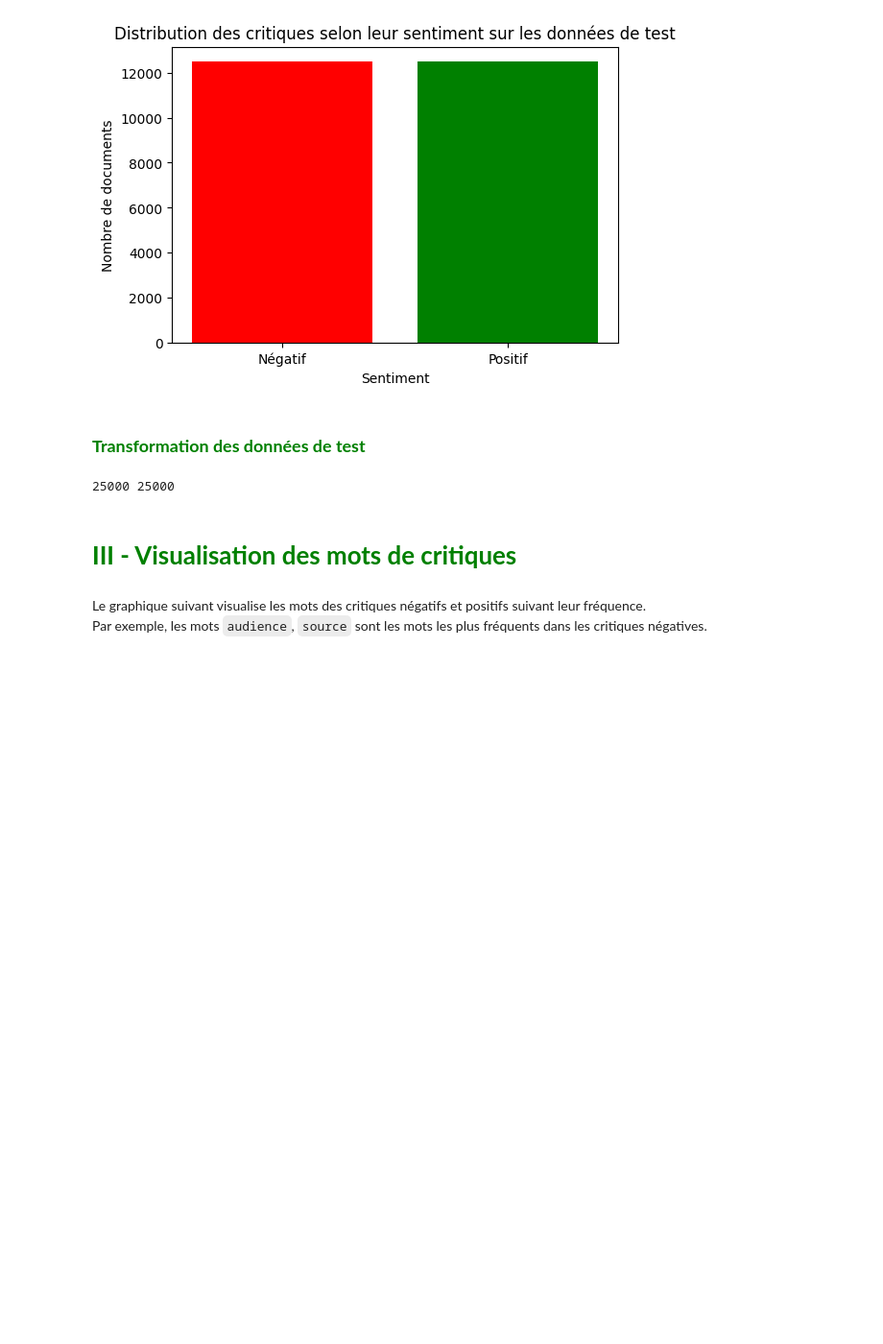
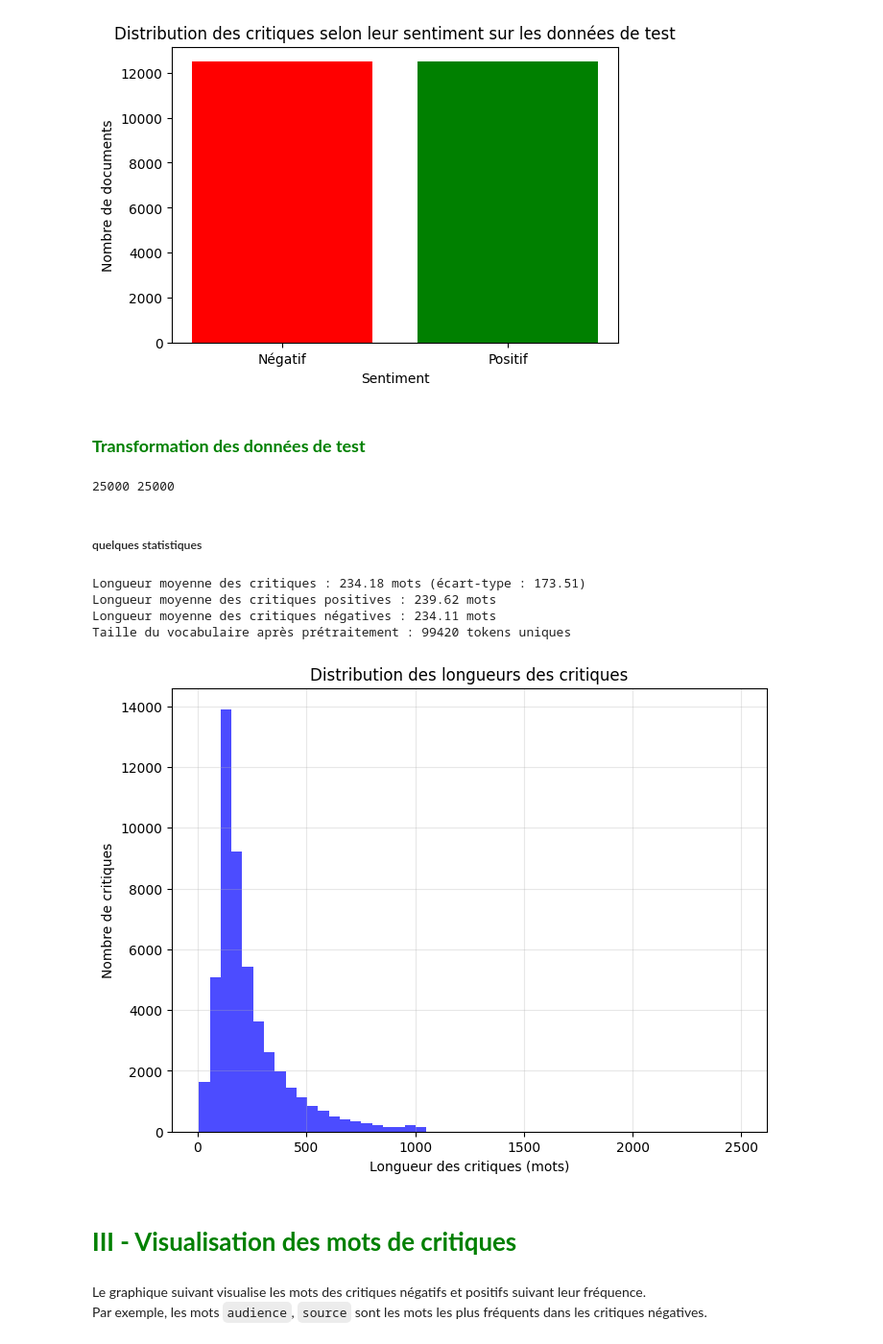
Before and after one commit to Marimar4/NLP-Mini-Project, a Jupyter notebook: sentimentAnalysis.ipynb, the cells around one changed output. Shown at 96% size. Drawn from its saved outputs; the diff is of its cells as text; code cells hidden in the pictures; blank space fills up the shorter version.

```diff
--- a/sentimentAnalysis.ipynb
+++ b/sentimentAnalysis.ipynb
@@ -197,6 +245,52 @@ y_test = [0]*len(test_neg_texts) + [1]*len(test_pos_texts)
 print(len(docs_test), len(y_test))
 # %% [output]
 25000 25000
+# %% [markdown]
+##### quelques statistiques
+# %%
+X_train = train_neg_texts+train_pos_texts
+X_test = test_neg_texts+test_pos_texts
+# %%
+# Calcul des longueurs des critiques
+train_lengths = [len(text.split()) for text in X_train]
+test_lengths = [len(text.split()) for text in X_test]
+all_lengths = train_lengths + test_lengths
+
+# Longueurs par classe (positif vs négatif)
+positive_lengths = [len(X_train[i].split()) for i in range(len(X_train)) if y_train[i] == 1]
+negative_lengths = [len(X_train[i].split()) for i in range(len(X_train)) if y_train[i] == 0]
+
+# Statistiques descriptives
+mean_length = np.mean(all_lengths)
+std_length = np.std(all_lengths)
+mean_positive = np.mean(positive_lengths)
+mean_negative = np.mean(negative_lengths)
+
+# Taille du vocabulaire
+all_words = ' '.join(X_train + X_test).split()
+vocab_size = len(set(all_words))
+
+# Affichage des résultats
+print(f"Longueur moyenne des critiques : {mean_length:.2f} mots (écart-type : {std_length:.2f})")
+print(f"Longueur moyenne des critiques positives : {mean_positive:.2f} mots")
+print(f"Longueur moyenne des critiques négatives : {mean_negative:.2f} mots")
+print(f"Taille du vocabulaire après prétraitement : {vocab_size} tokens uniques")
+
+# Visualisation de la distribution des longueurs
+plt.figure(figsize=(8, 6))
+plt.hist(all_lengths, bins=50, alpha=0.7, color='blue')
+plt.xlabel('Longueur des critiques (mots)')
+plt.ylabel('Nombre de critiques')
+plt.title('Distribution des longueurs des critiques')
+plt.grid(alpha=0.3)
+plt.savefig('distribution_longueur_critiques.png')
+plt.show()
+# %% [output]
+Longueur moyenne des critiques : 234.18 mots (écart-type : 173.51)
+Longueur moyenne des critiques positives : 239.62 mots
+Longueur moyenne des critiques négatives : 234.11 mots
+Taille du vocabulaire après prétraitement : 99420 tokens uniques
+[figure, added]
 # %% [markdown]
 # <span style="color:green; font-size:1em; font-weight:bold;"> III - Visualisation des mots de critiques </span>
 # %% [markdown]
```
Also changed, not shown: parts of 42 cells of this notebook, 6 other files.
